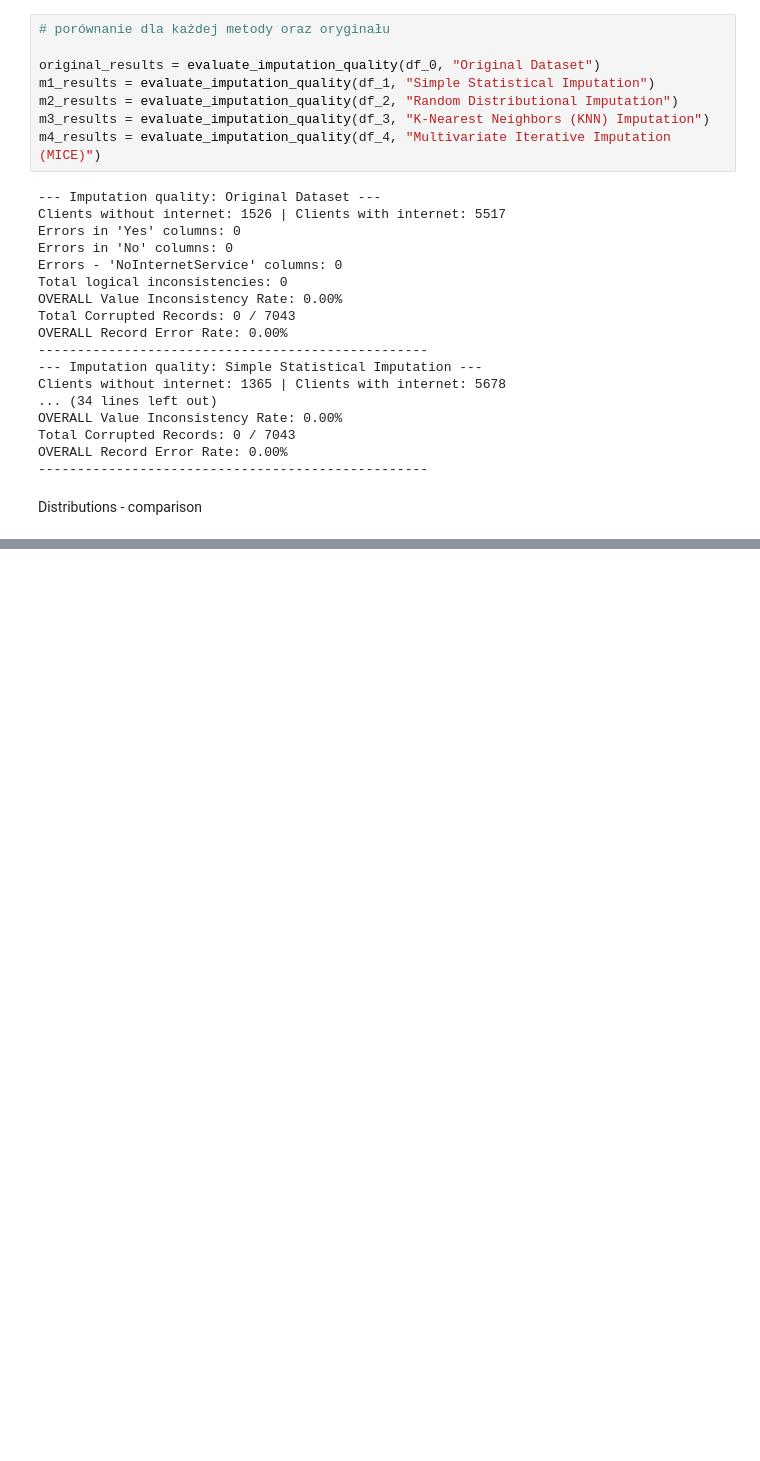
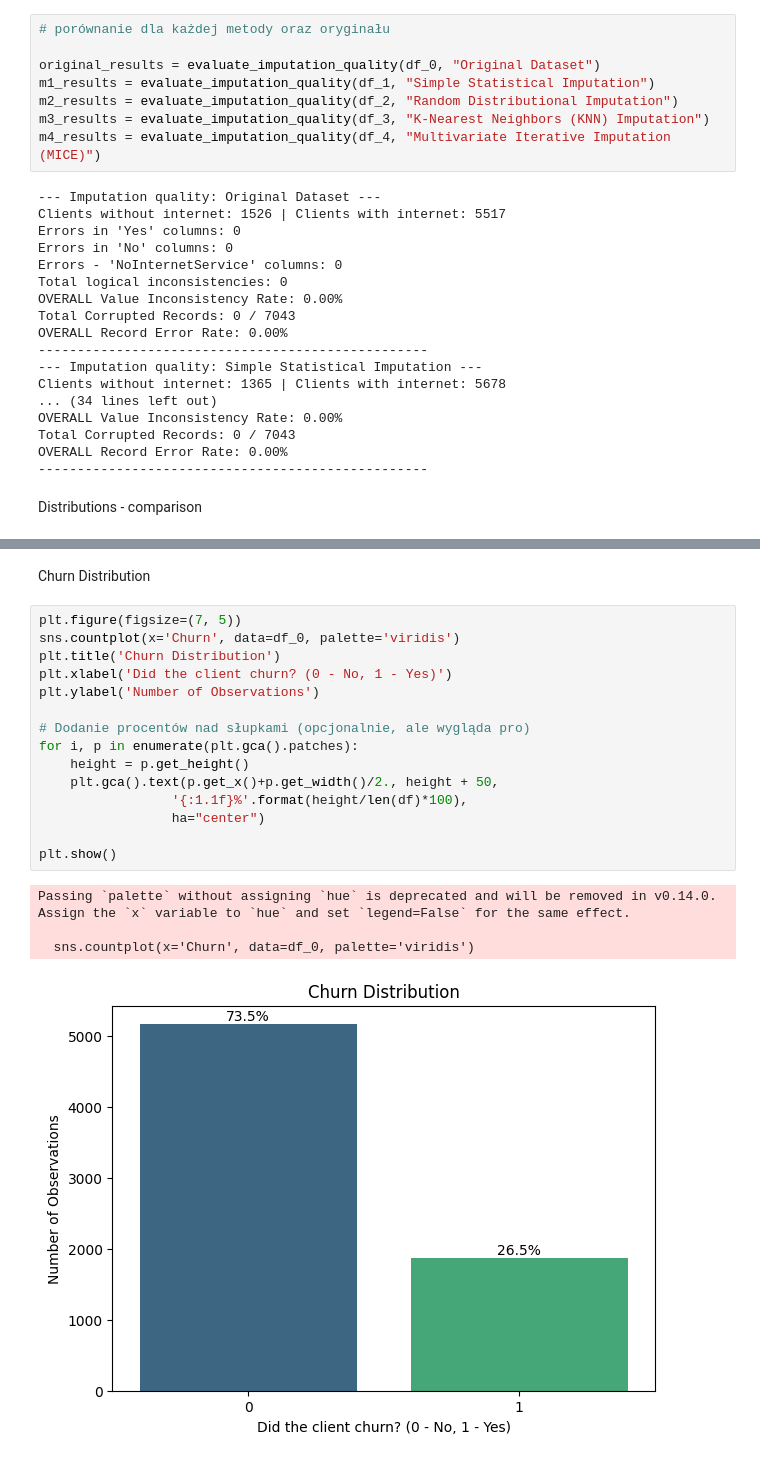
Before and after one commit to Milosz180/ZMUM-Telco-Customer-Churn, a Jupyter notebook: telco-customer-churn.ipynb, the cells around one changed output, grey strips where cells are left out. Cells and saved outputs as stored; diff of their text form; blank space fills up the shorter version.

```diff
--- a/telco-customer-churn.ipynb
+++ b/telco-customer-churn.ipynb
@@ -995,0 +1029,22 @@ for col in cols_to_analyze:
+# %% [markdown]
+Churn Distribution
+# %%
+plt.figure(figsize=(7, 5))
+sns.countplot(x='Churn', data=df_0, palette='viridis')
+plt.title('Churn Distribution')
+plt.xlabel('Did the client churn? (0 - No, 1 - Yes)')
+plt.ylabel('Number of Observations')
+
+# Dodanie procentów nad słupkami (opcjonalnie, ale wygląda pro)
+for i, p in enumerate(plt.gca().patches):
+    height = p.get_height()
+    plt.gca().text(p.get_x()+p.get_width()/2., height + 50,
+                 '{:1.1f}%'.format(height/len(df)*100),
+                 ha="center")
+
+plt.show()
+# %% [output]
+Passing `palette` without assigning `hue` is deprecated and will be removed in v0.14.0. Assign the `x` variable to `hue` and set `legend=False` for the same effect.
+
+  sns.countplot(x='Churn', data=df_0, palette='viridis')
+[figure, added]
```
Also changed, not shown: parts of 6 cells of this notebook.
